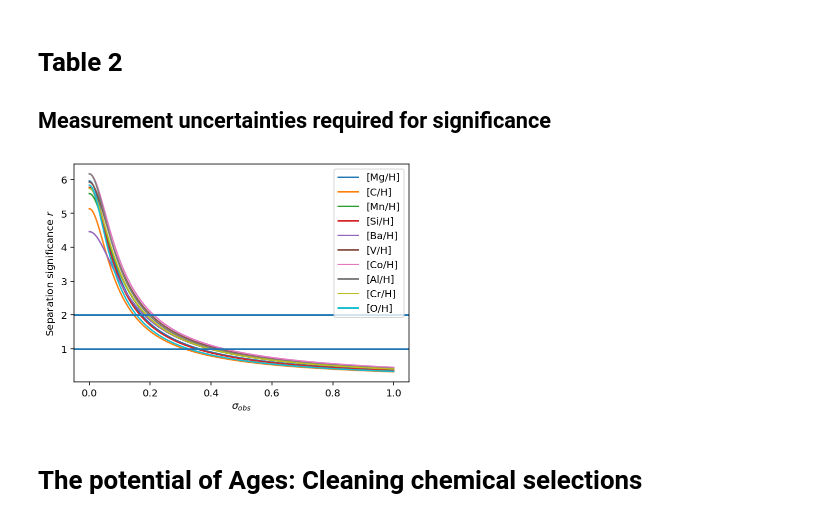
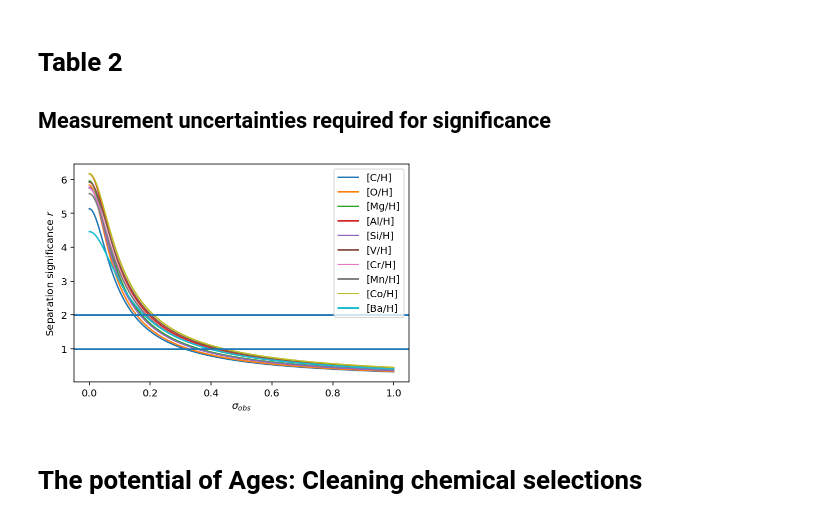
Before and after one commit to svenbuder/Accretion_Clues_ObsSim, a Jupyter notebook: mijnarends_2022_accretion_clues_simulation.ipynb, the cells around one changed output. Saved outputs shown, nothing was run; the diff lists cells and outputs as text; code cells hidden in the pictures.

```diff
--- a/mijnarends_2022_accretion_clues_simulation.ipynb
+++ b/mijnarends_2022_accretion_clues_simulation.ipynb
@@ -671,7 +671,7 @@ def add_separation_significance(element):
     return(r'    {['+element+'/H]}  & '+str(round(mu_1,2))+' & '+str(round(sigma_1, 2))+' & '+str(round(mu_2, 2))+' & '+str(round(sigma_2, 2))+' & '+str(round(r, 2))+r' \\')
 
 # Creating a loop for the table to run through each element
-for element in ['Mg', 'C', 'Mn', 'Si', 'Ba', 'V', 'Co', 'Al', 'Cr','O']:
+for element in ['C', 'O', 'Mg', 'Al', 'Si',  'V', 'Cr', 'Mn','Co', 'Ba']:
     table_text.append([add_separation_significance(element)])
 
 table_text.append([r'    \hline'])
@@ -757,35 +757,35 @@ def get_initial_mean_and_sigma(element):
 
     plt.axhline(1)
     plt.axhline(2)
 
     # Obtaining the mean error of the measurements taken by GALAH
     mean_error = np.mean((obs['e_'+element+'_fe'])[~np.isnan(obs['e_'+element+'_fe'])])
 
     # Calculating what percentage of the stars observed had measurements available for each element
     number_observations= (len((obs['e_'+element+'_fe'])))
     non_zero_number = (len((obs['e_'+element+'_fe'])[~np.isnan(obs['e_'+element+'_fe'])]))
     fraction_available = non_zero_number/number_observations
     percent_available = fraction_available*100
 
     #return(mean1, sigma1, mean2, sigma2, mean_error)
     # Defining the columns of Table 2, found in the paper
     return(r'    {['+element+'/H]}  & '+str(round(r_1_95,3))+' & '+str(round(r_1_68, 3))+' & '+str(round(percent_available, 2))+' & '+str(round(mean_error, 3))+r' \\')
 
 
 
-for element in ['Mg', 'C', 'Mn', 'Si', 'Ba', 'V', 'Co', 'Al', 'Cr','O']:
+for element in ['C', 'O', 'Mg', 'Al', 'Si',  'V', 'Cr', 'Mn','Co', 'Ba']:
     table_text_2.append([get_initial_mean_and_sigma(element)])
 
 table_text_2.append([r'    \hline'])
 table_text_2.append([r'    \end{tabular}'])
 table_text_2.append([r'    \label{tab:r_values_simulation}'])
 table_text_2.append([r'\end{table}'])
 
 np.savetxt('tables/table_2_test.tex',table_text_2,fmt='%s')
 
 ### MAYBE TRY AND SPLIT PLOT ONTO TWO AXES
 # %% [output]
-[figure, old version]
+[figure, new version]
 # %% [markdown]
 # The potential of Ages: Cleaning chemical selections
 # %% [markdown]
```
Also changed, not shown: parts of 7 cells of this notebook.
